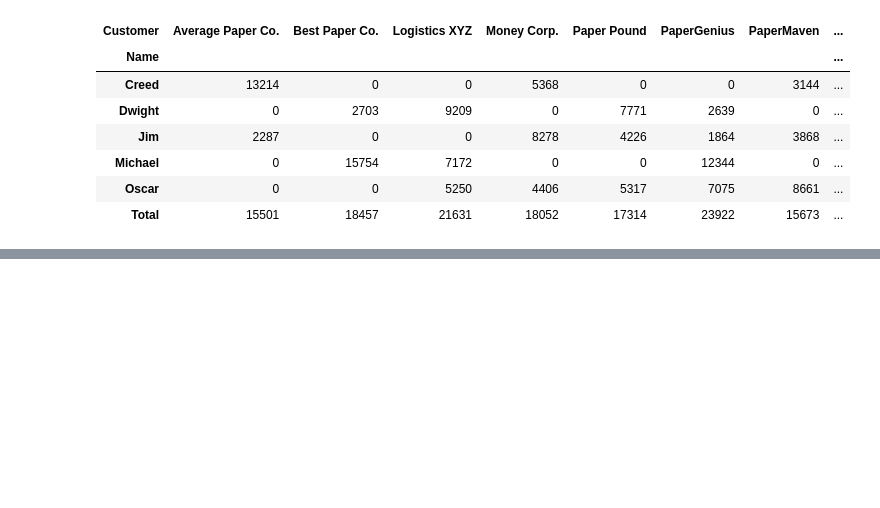
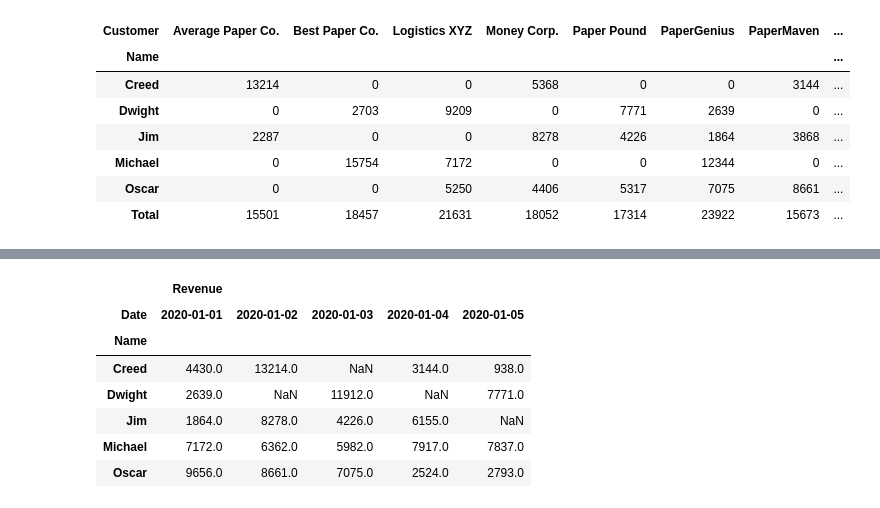
Before and after one commit to singamravibabu/batch-16to18, a Jupyter notebook: ActivityFile11.ipynb, the cells around one changed output, grey strips where cells are left out. Drawn from its saved outputs; the diff is of its cells as text; code cells hidden in the pictures; blank space fills up the shorter version.

```diff
--- a/ActivityFile11.ipynb
+++ b/ActivityFile11.ipynb
@@ -43,3 +43,16 @@ sales.pivot_table(
 | Michael | 0 | 15754 | 7172 | 0 | 0 | 12344 | 0 | ... |
 | Oscar | 0 | 0 | 5250 | 4406 | 5317 | 7075 | 8661 | ... |
 | Total | 15501 | 18457 | 21631 | 18052 | 17314 | 23922 | 15673 | ... |
+# %%
+p1 = sales.pivot_table(
+    index="Name",
+    columns="Customer",
+    values="Revenue",
+    aggfunc="sum",
+)
+p2 = sales.pivot_table(
+    index=["Name", "Date"],
+    values="Revenue",
+    aggfunc="sum",
+)
+# stack(), unstack()
@@ -45,0 +79,11 @@ sales.pivot_table(
+# %%
+p2.unstack()
+# %% [output]
+|  | Revenue |  |  |  |  |
+| Date | 2020-01-01 | 2020-01-02 | 2020-01-03 | 2020-01-04 | 2020-01-05 |
+| Name |  |  |  |  |  |
+| Creed | 4430.0 | 13214.0 | NaN | 3144.0 | 938.0 |
+| Dwight | 2639.0 | NaN | 11912.0 | NaN | 7771.0 |
+| Jim | 1864.0 | 8278.0 | 4226.0 | 6155.0 | NaN |
+| Michael | 7172.0 | 6362.0 | 5982.0 | 7917.0 | 7837.0 |
+| Oscar | 9656.0 | 8661.0 | 7075.0 | 2524.0 | 2793.0 |
```
Also changed, not shown: parts of 9 cells of this notebook, 2 other files.
